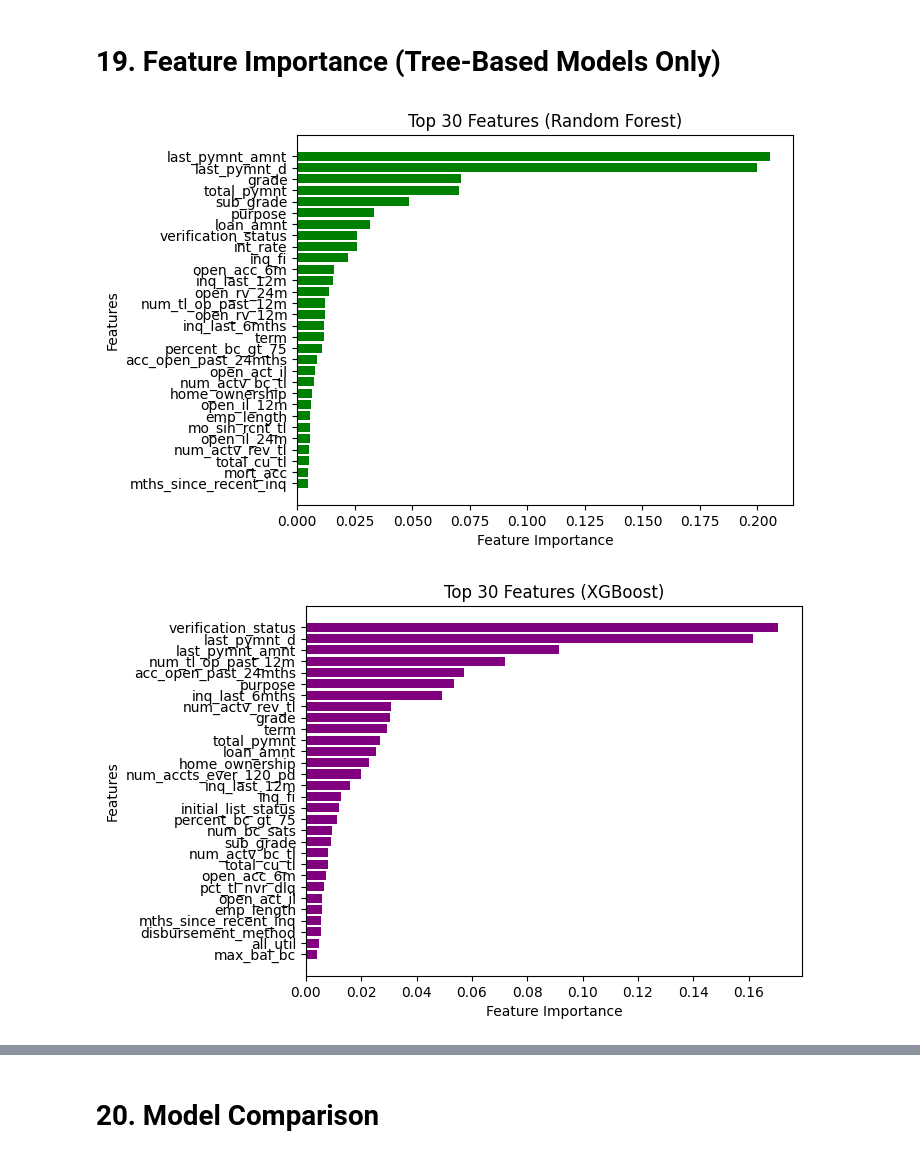
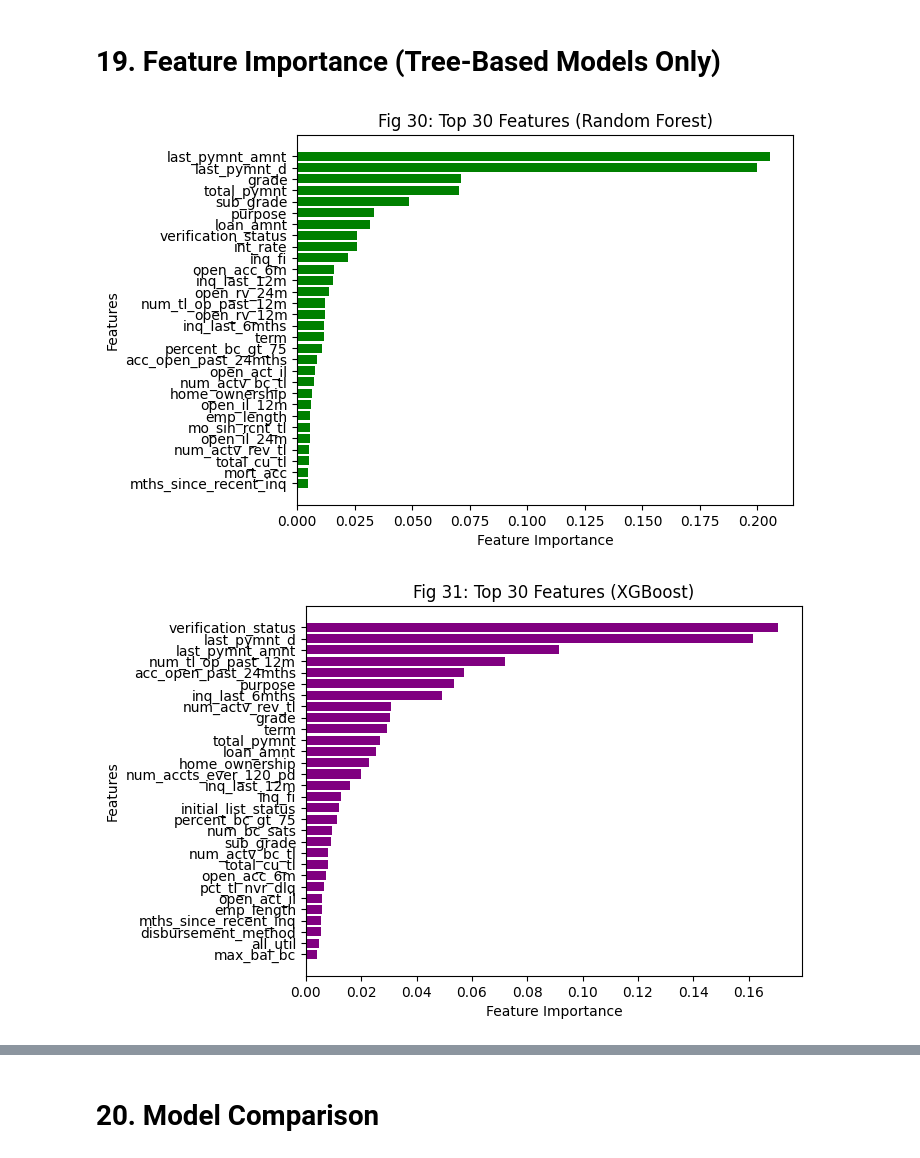
Before and after one commit to jerryorajekwe/Predicting-Loan-Default-Risk-with-Machine-Learning-Models, a Jupyter notebook: Loandefaultriskpredictionwithmachinelearning.ipynb, the cells around one changed output, grey strips where cells are left out. Drawn from its saved outputs; the diff is of its cells as text; code cells hidden in the pictures.

```diff
--- a/Loandefaultriskpredictionwithmachinelearning.ipynb
+++ b/Loandefaultriskpredictionwithmachinelearning.ipynb
@@ -794,25 +813,25 @@ plt.show()
 # %%
 # Random Forest Feature Importances with Axis Labels
 importances_rf = random_search_rf.best_estimator_.feature_importances_
 indices_rf = importances_rf.argsort()[-30:]  # Top 30 features
 
 plt.barh(range(len(indices_rf)), importances_rf[indices_rf], color="green", align="center")
 plt.yticks(range(len(indices_rf)), [X_train.columns[i] for i in indices_rf])  # Feature names
 plt.xlabel("Feature Importance")  # Label for x-axis
 plt.ylabel("Features")  # Label for y-axis
-plt.title("Top 30 Features (Random Forest)")
+plt.title("Fig 30: Top 30 Features (Random Forest)")
 plt.show()
 
 # XGBoost Feature Importances with Axis Labels
 importances_xgb = random_search_xgb.best_estimator_.feature_importances_
 indices_xgb = importances_xgb.argsort()[-30:]  # Top 30 features
 
 plt.barh(range(len(indices_xgb)), importances_xgb[indices_xgb], color="purple", align="center")
 plt.yticks(range(len(indices_xgb)), [X_train.columns[i] for i in indices_xgb])  # Feature names
 plt.xlabel("Feature Importance")  # Label for x-axis
 plt.ylabel("Features")  # Label for y-axis
-plt.title("Top 30 Features (XGBoost)")
+plt.title("Fig 31: Top 30 Features (XGBoost)")
 plt.show()
 # %% [output]
-[figure, old version]
+[figure, new version]
-[figure, old version]
+[figure, new version]
```
Also changed, not shown: parts of 12 cells of this notebook.
